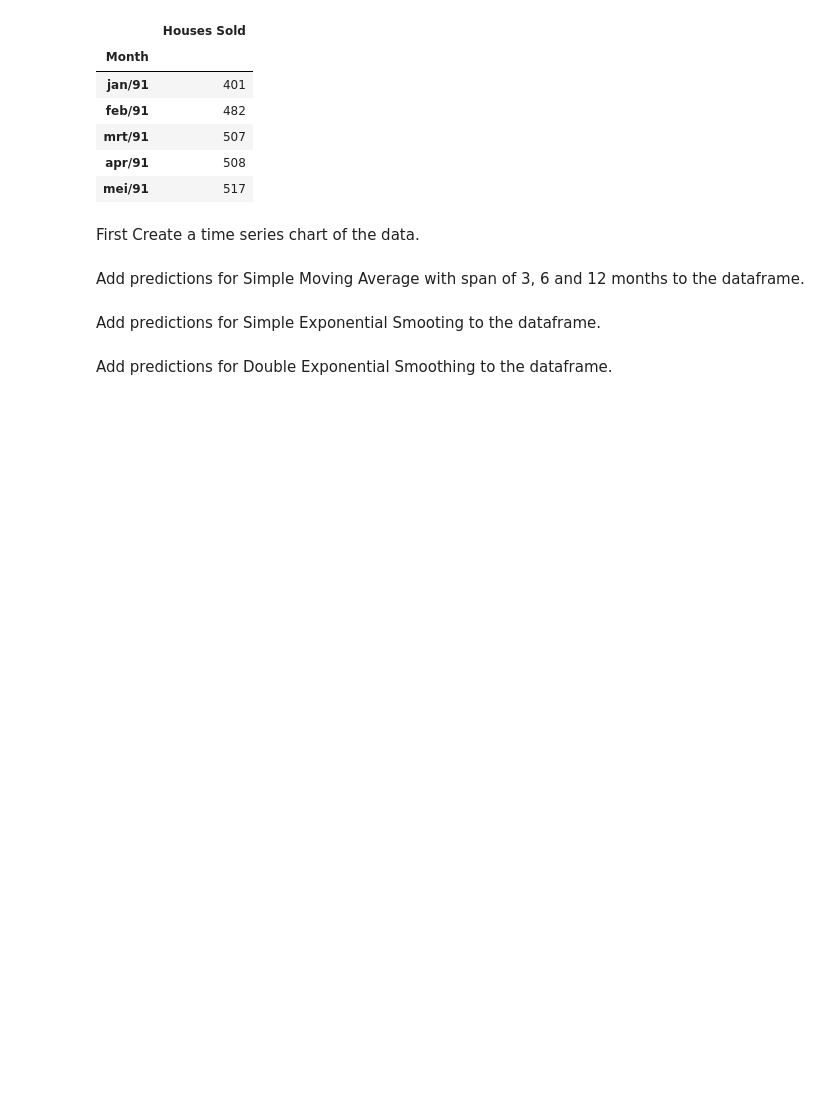
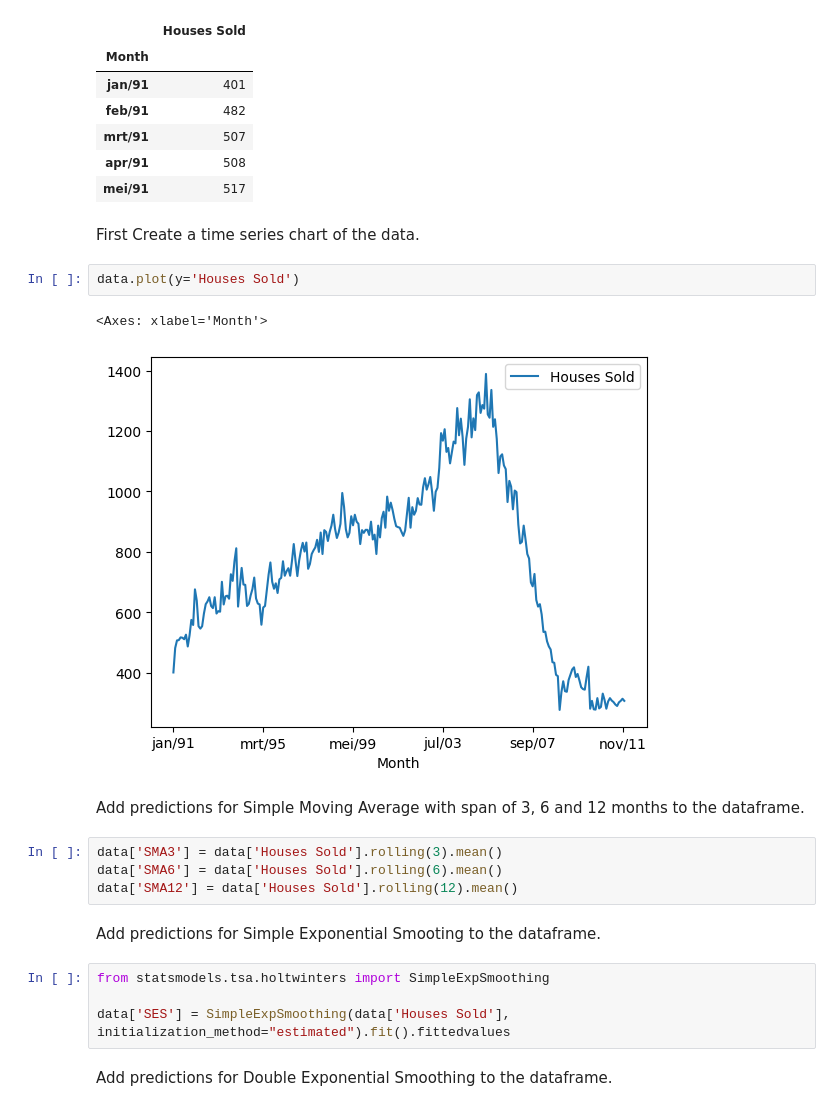
Before and after one commit to Seppevo/dsai-labs, a Jupyter notebook: 7-time-series/lab-7.01-house-sales.ipynb, the cells around one changed output. Cells and saved outputs as stored; diff of their text form; blank space fills up the shorter version.

```diff
--- a/7-time-series/lab-7.01-house-sales.ipynb
+++ b/7-time-series/lab-7.01-house-sales.ipynb
@@ -43,9 +43,22 @@ data.head()
 | mei/91 | 517 |
 # %% [markdown]
 First Create a time series chart of the data.
+# %%
+data.plot(y='Houses Sold')
+# %% [output]
+<Axes: xlabel='Month'>
+[figure, added]
 # %% [markdown]
 Add predictions for Simple Moving Average with span of 3, 6 and 12 months to the dataframe.
+# %%
+data['SMA3'] = data['Houses Sold'].rolling(3).mean()
+data['SMA6'] = data['Houses Sold'].rolling(6).mean()
+data['SMA12'] = data['Houses Sold'].rolling(12).mean()
 # %% [markdown]
 Add predictions for Simple Exponential Smooting to the dataframe.
+# %%
+from statsmodels.tsa.holtwinters import SimpleExpSmoothing
+
+data['SES'] = SimpleExpSmoothing(data['Houses Sold'], initialization_method="estimated").fit().fittedvalues
 # %% [markdown]
 Add predictions for Double Exponential Smoothing to the dataframe.
```
Also changed, not shown: parts of 3 cells of this notebook, 15 other files.
